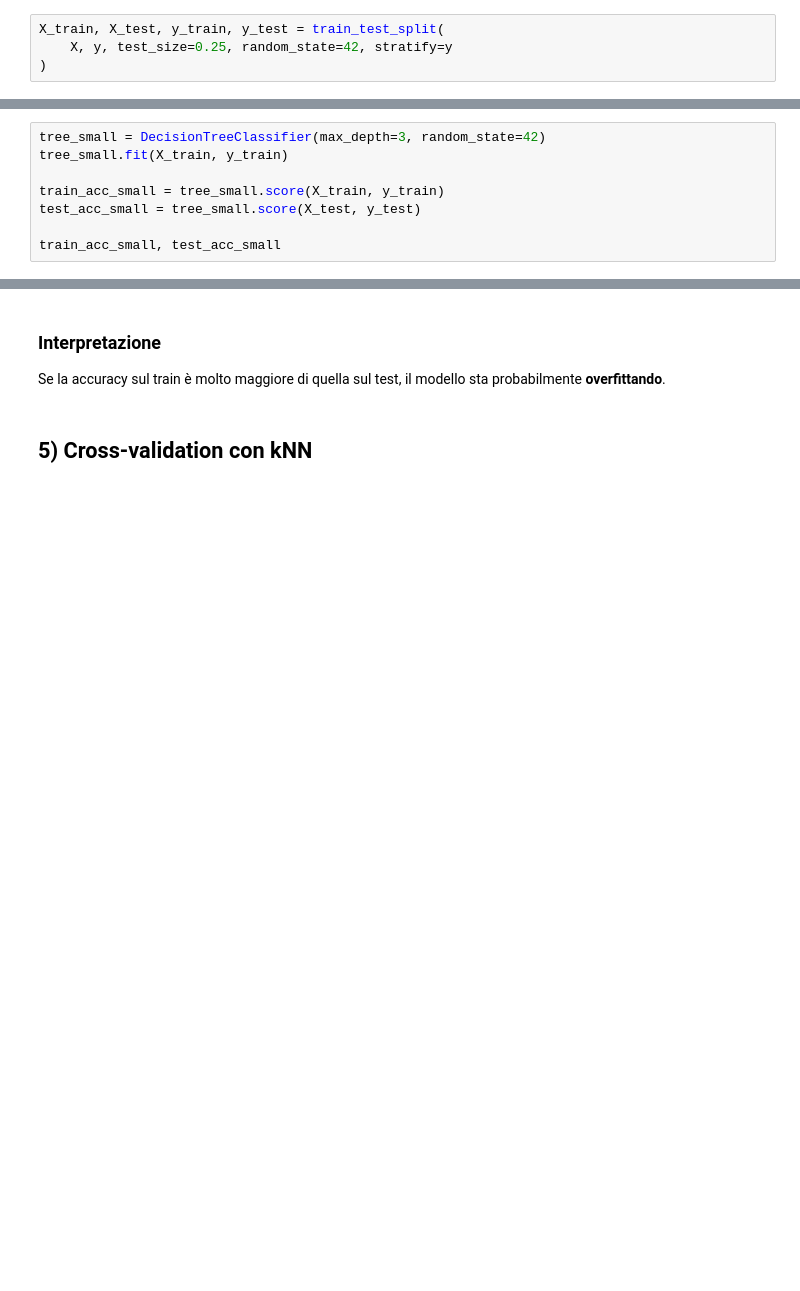
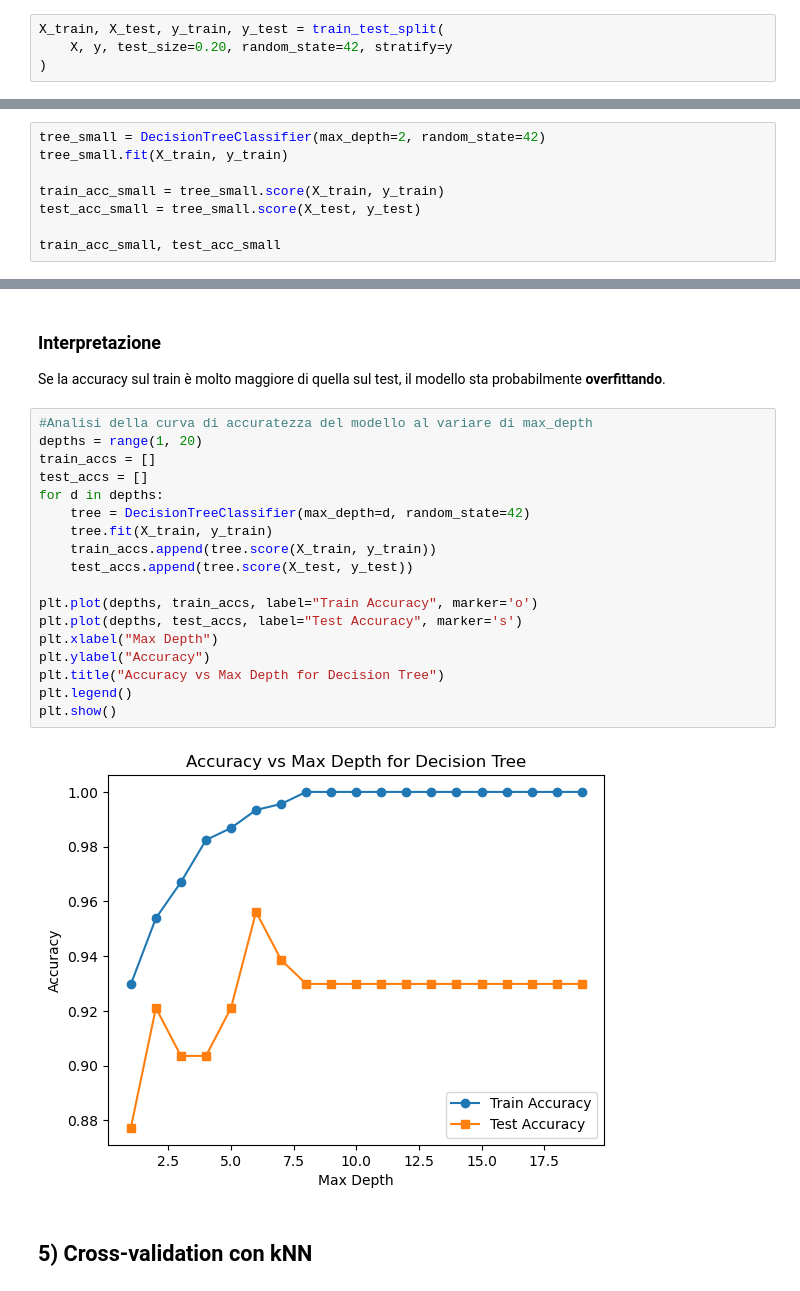
Before and after one commit to gmorelli92/B3099---LABORATORIO-DI-OTTIMIZZAZIONE-INTELLIGENZA-ARTIFICIALE-E-MACHINE-LEARNING---2025-2026, a Jupyter notebook: Lezione3_Validazione_COMPLETA.ipynb, the cells around one changed output, grey strips where cells are left out. Drawn from its saved outputs; the diff is of its cells as text; blank space fills up the shorter version.

Commit message:
Lezione 3- Validazione, test, tuning

```diff
--- a/Lezione3_Validazione_COMPLETA.ipynb
+++ b/Lezione3_Validazione_COMPLETA.ipynb
@@ -34,7 +47,7 @@ y = df["target_name"]
 ## 3) Train/Test split
 # %%
 X_train, X_test, y_train, y_test = train_test_split(
-    X, y, test_size=0.25, random_state=42, stratify=y
+    X, y, test_size=0.20, random_state=42, stratify=y
 )
 # %% [markdown]
 ## 4) Decision tree: esempio di overfitting
@@ -49,5 +64,5 @@ train_acc_full, test_acc_full
 # %%
-tree_small = DecisionTreeClassifier(max_depth=3, random_state=42)
+tree_small = DecisionTreeClassifier(max_depth=2, random_state=42)
 tree_small.fit(X_train, y_train)
 
 train_acc_small = tree_small.score(X_train, y_train)
@@ -63,6 +84,26 @@ pd.DataFrame({
 # %% [markdown]
 ### Interpretazione
 Se la accuracy sul train è molto maggiore di quella sul test, il modello sta probabilmente **overfittando**.
+# %%
+#Analisi della curva di accuratezza del modello al variare di max_depth
+depths = range(1, 20)
+train_accs = []
+test_accs = []
+for d in depths:
+    tree = DecisionTreeClassifier(max_depth=d, random_state=42)
+    tree.fit(X_train, y_train)
+    train_accs.append(tree.score(X_train, y_train))
+    test_accs.append(tree.score(X_test, y_test))
+
+plt.plot(depths, train_accs, label="Train Accuracy", marker='o')
+plt.plot(depths, test_accs, label="Test Accuracy", marker='s')
+plt.xlabel("Max Depth")
+plt.ylabel("Accuracy")
+plt.title("Accuracy vs Max Depth for Decision Tree")
+plt.legend()
+plt.show()
+# %% [output]
+[figure, added]
 # %% [markdown]
 ## 5) Cross-validation con kNN
 # %%
```
Also changed, not shown: parts of 12 cells of this notebook.
